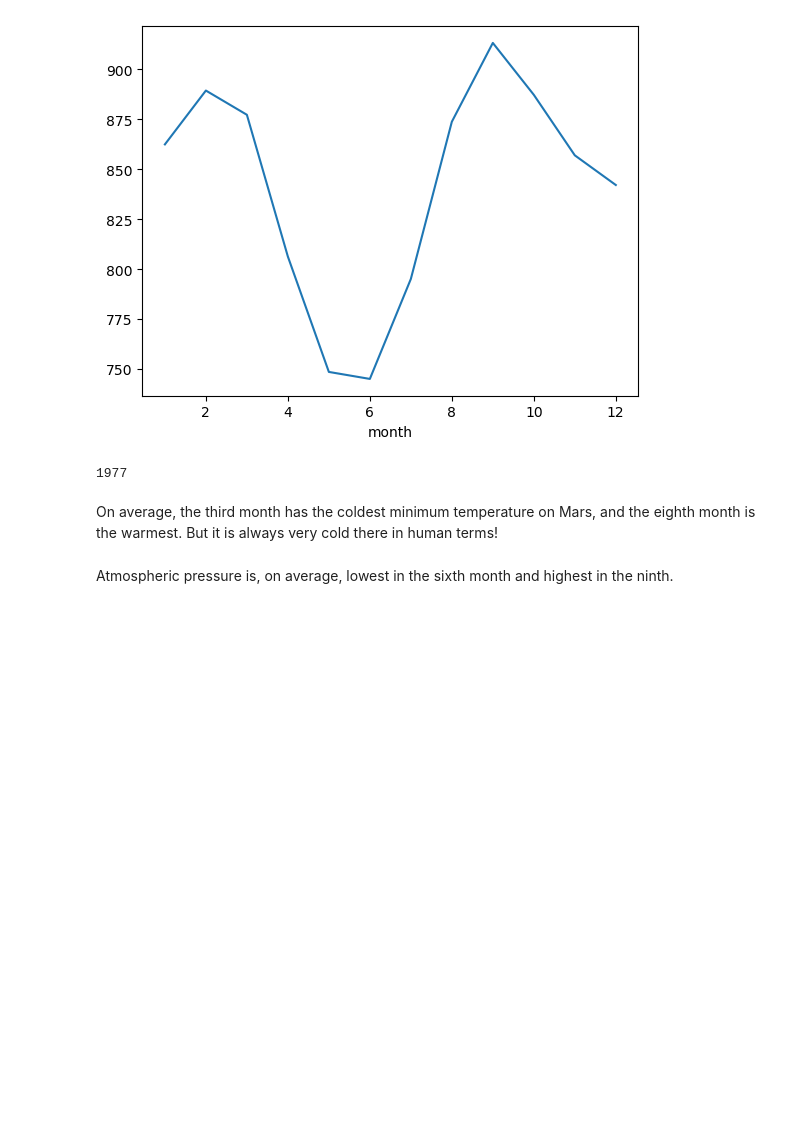
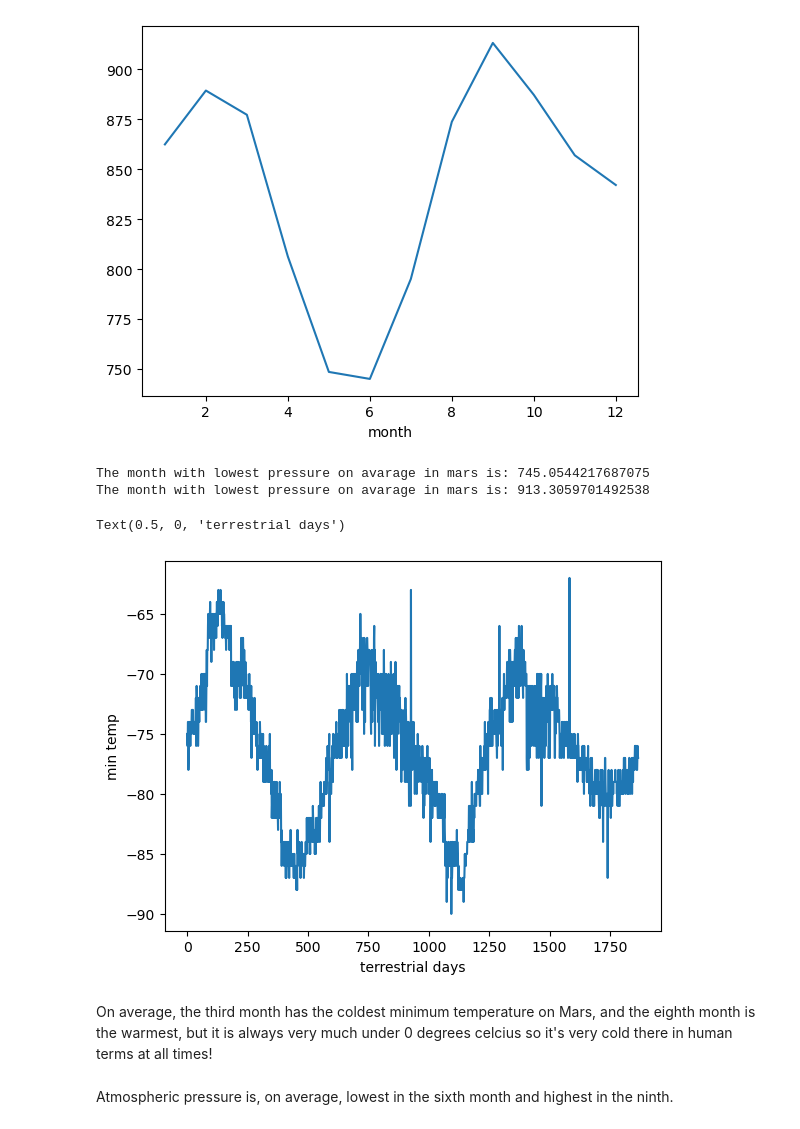
Before and after one commit to minmincg/mars_news_and_weather, a Jupyter notebook: part_2_mars_weather.ipynb, the cells around one changed output. Saved outputs shown, nothing was run; the diff lists cells and outputs as text; code cells hidden in the pictures; blank space fills up the shorter version.

```diff
--- a/part_2_mars_weather.ipynb
+++ b/part_2_mars_weather.ipynb
@@ -125,7 +125,7 @@ df.terrestrial_date = pd.to_datetime(df.terrestrial_date,dayfirst=True)
 df["sol"] = pd.to_numeric(df["sol"])
 df["ls"] = pd.to_numeric(df["ls"])
 df["month"] = pd.to_numeric(df["month"])
-df["min temp"] = pd.to_numeric(df["min temp"])
+df["min_temp"] = pd.to_numeric(df["min_temp"])
 df["pressure"] = pd.to_numeric(df["pressure"])
 # %%
 # Confirm type changes were successful by examining data types again
@@ -237,14 +237,26 @@ pressure_gb.plot()
 # %% [output]
 <AxesSubplot:xlabel='month'>
 [figure]
+# %%
+min_pressure=pressure_gb.min()
+max_pressure=pressure_gb.max()
+print(f"The month with lowest pressure on avarage in mars is: {min_pressure}")
+print(f"The month with lowest pressure on avarage in mars is: {max_pressure}")
+# %% [output]
+The month with lowest pressure on avarage in mars is: 745.0544217687075
+The month with lowest pressure on avarage in mars is: 913.3059701492538
 # %%
 # 5. How many terrestrial (earth) days are there in a Martian year?
-mars_year=df["sol"].max()
-mars_year
+daily_temperature=df["min temp"]
+# terrestrial_days=df["terrestrial_date"]
+daily_temperature.plot()
+plt.ylabel('min temp')
+plt.xlabel('terrestrial days')
 # %% [output]
-1977
+Text(0.5, 0, 'terrestrial days')
+[figure, added]
 # %% [markdown]
-On average, the third month has the coldest minimum temperature on Mars, and the eighth month is the warmest. But it is always very cold there in human terms!
+On average, the third month has the coldest minimum temperature on Mars, and the eighth month is the warmest, but it is always very much under 0 degrees celcius so it's very cold there in human terms at all times!
 # %% [markdown]
 Atmospheric pressure is, on average, lowest in the sixth month and highest in the ninth.
 # %% [markdown]
```
Also changed, not shown: parts of 9 cells of this notebook.
